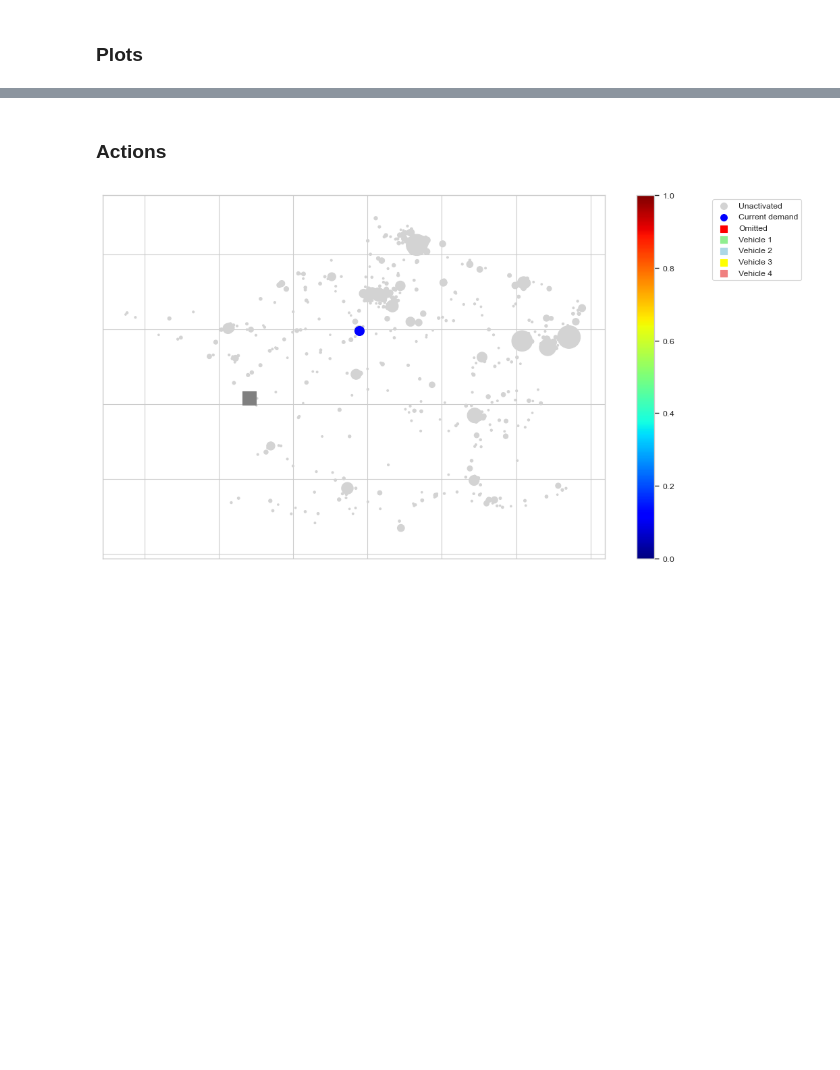
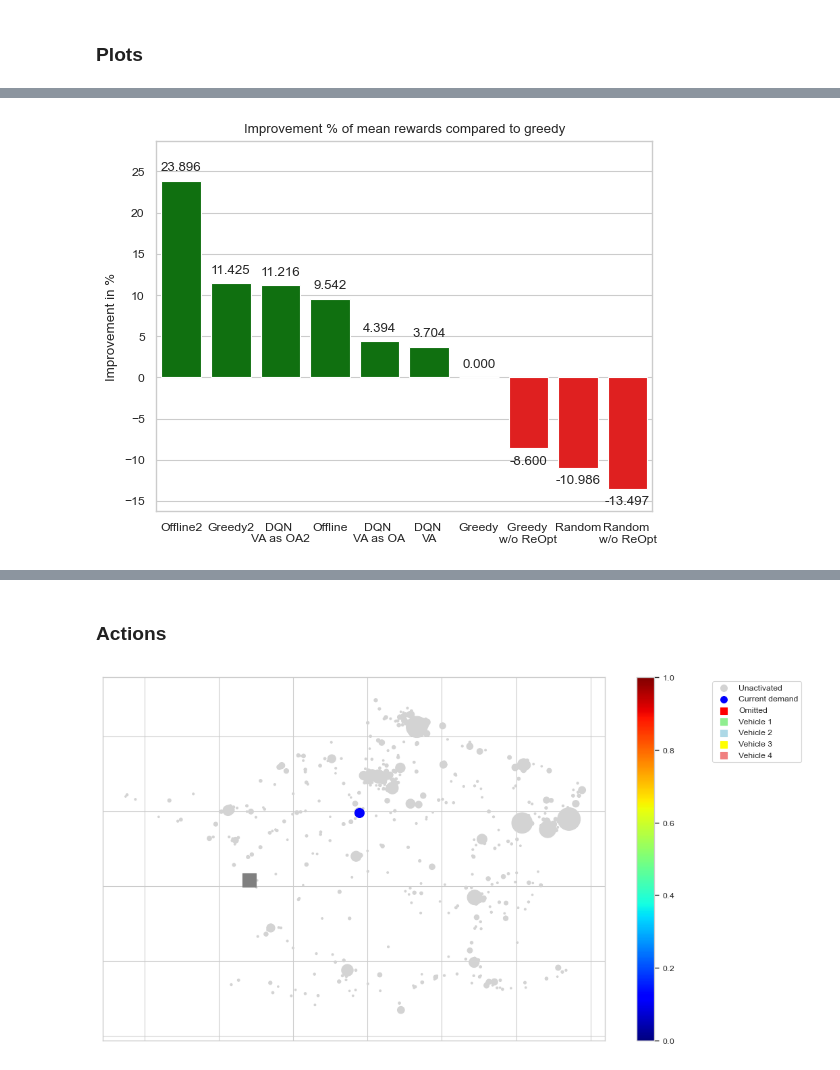
Before and after one commit to Farid-Najar/DynamicQVRP, a Jupyter notebook: results.ipynb, the cells around one changed output, grey strips where cells are left out. Cells and saved outputs as stored; diff of their text form; code cells hidden in the pictures; blank space fills up the shorter version.

```diff
--- a/results.ipynb
+++ b/results.ipynb
@@ -465,0 +570,96 @@ info
+# %%
+import pickle
+
+wo = 'woReOpt'
+w = 'wReOpt'
+file = "res_VRP4_DoD100_Q100"
+
+with open(f'results/{file}/{w}/env_configs.pkl', 'rb') as f:
+    env_configs = pickle.load(f)
+try:
+    env_configs["horizon"] = env_configs["K"]
+    env_configs.pop("K")
+except:
+    pass
+print(env_configs)
+
+with open(f'results/{file}/res_offline.pkl', "rb") as f:
+    res_offline = pickle.load(f)
+
+with open(f'results/{file}/res_offline2.pkl', "rb") as f:
+    res_offline2 = pickle.load(f)
+
+# with open(f'results/{file}/{w}/res_RL_DQN_OA.pkl', "rb") as f:
+#     res_RL = pickle.load(f)
+
+# with open(f'results/{file}/{w}/res_RL_DQN_OA_uni.pkl', "rb") as f:
+#     res_RL_uni = pickle.load(f)
+# with open(f'results/{file}/{w}/res_MSA.pkl', "rb") as f:
+#     res_MSA = pickle.load(f)
+
+with open(f'results/{file}/{w}/res_greedy.pkl', "rb") as f:
+    res_greedy = pickle.load(f)
+
+with open(f'results/{file}/{w}/res_greedy2.pkl', "rb") as f:
+    res_greedy2 = pickle.load(f)
+
+with open(f'results/{file}/{w}/res_random.pkl', "rb") as f:
+    res_random = pickle.load(f)
+
+with open(f'results/{file}/{w}/res_random2.pkl', "rb") as f:
+    res_random2 = pickle.load(f)
+
+with open(f'results/{file}/{wo}/res_random.pkl', "rb") as f:
+    res_random_wo = pickle.load(f)
+
+
+with open(f'results/{file}/{wo}/res_greedy.pkl', "rb") as f:
+    res_greedy_wo = pickle.load(f)
+
+with open(f'results/{file}/{wo}/res_RL_DQN_VA.pkl', "rb") as f:
+    res_RL_wo = pickle.load(f)
+
+with open(f'results/{file}/{w}/res_RL_DQN_VA_as_OA.pkl', "rb") as f:
+    res_RL_VAasOA = pickle.load(f)
+
+with open(f'results/{file}/{w}/res_RL_DQN_VA_as_OA2.pkl', "rb") as f:
+    res_RL_VAasOA2 = pickle.load(f)
+
+# with open(f'results/{file}/{wo}/res_RL_DQN_VA_uniforme.pkl', "rb") as f:
+#     res_RL_wo_uni = pickle.load(f)
+
+# with open(f'results/{file}/{wo}/res_RL_DQN_VA_uniuni.pkl', "rb") as f:
+#     res_RL_wo_uniuni = pickle.load(f)
+
+# with open(f'results/{file}/{wo}/res_MSA.pkl', "rb") as f:
+#     res_MSA_wo = pickle.load(f)
+
+with open(f'results/{file}/{wo}/res_random.pkl', "rb") as f:
+    res_random_wo = pickle.load(f)
+
+data = {
+    "Offline" : res_offline['rs'],
+    "Offline2" : res_offline2['rs'],
+    "Greedy" : res_greedy['rs'],
+    "Greedy2" : res_greedy2['rs'],
+    "Greedy \nw/o ReOpt" : res_greedy_wo['rs'],
+    # "SL" : res_SL['rs'],
+    "DQN \nVA" : res_RL_wo['rs'],
+    "DQN \nVA as OA" : res_RL_VAasOA['rs'],
+    "DQN \nVA as OA2" : res_RL_VAasOA2['rs'],
+    # "DQN VA uni" : res_RL_wo_uni['rs'],
+    # "DQN VA uni2" : res_RL_wo_uniuni['rs'],
+    # "DQN OA" : res_RL['rs'],
+    # "DQN OA uni" : res_RL_uni['rs'],
+    # "MSA" : res_MSA['rs'],
+    # "MSA" : res_MSA['rs'],
+    # "MSA wo" : res_MSA_wo['rs'], # w/o ReOpt
+    # "DQN u" : res_RL_equiProb['rs'],
+    # "RL (PPO)" : res_RL_PPO['rs'],
+    "Random" : res_random['rs'],
+    "Random \nw/o ReOpt" : res_random_wo['rs'],
+}
+
+sns.color_palette("deep")
+plot(data, total_cap=env_configs["vehicle_capacity"]*4)
+# %% [output]
@@ -465,0 +667 @@ info
+[figure, added]
```
Also changed, not shown: parts of 8 cells of this notebook, 14 other files.
